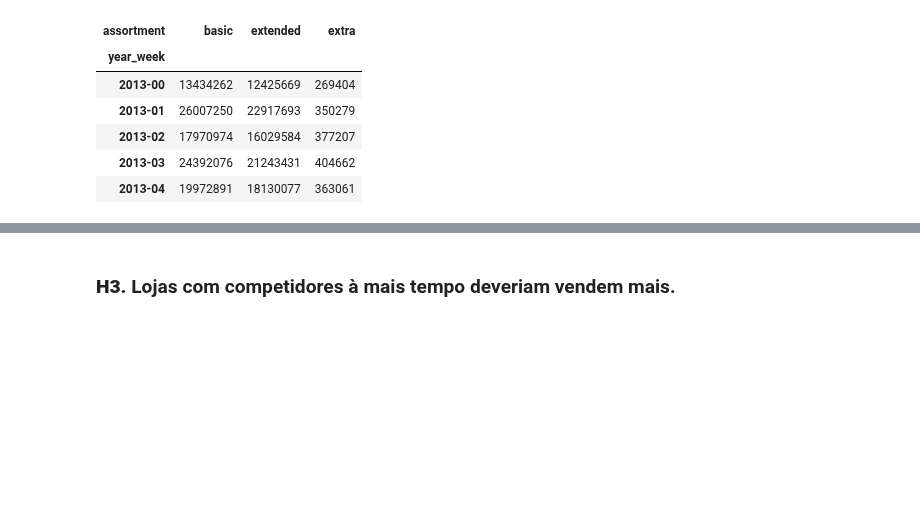
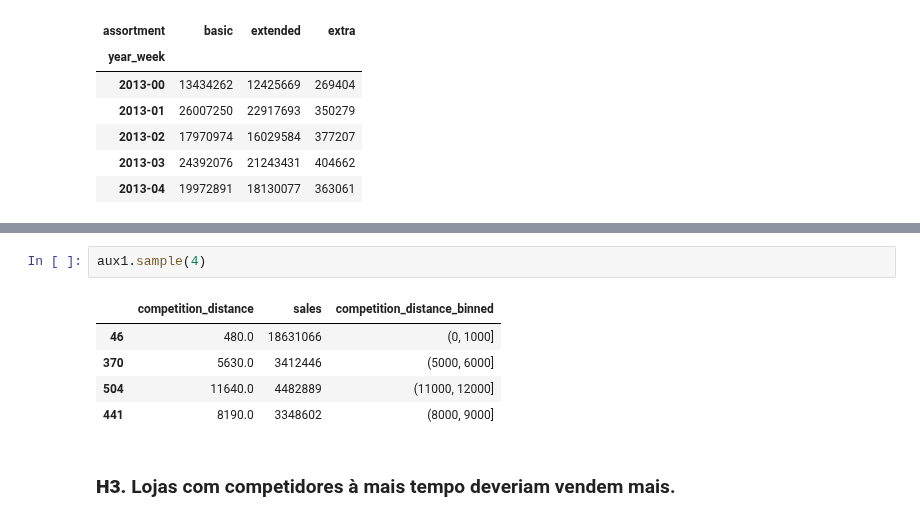
Before and after one commit to Edu-p/ds-project-model, a Jupyter notebook: notebooks/StoreSalesPrediction_md04_v01.ipynb, the cells around one changed output, grey strips where cells are left out. Drawn from its saved outputs; the diff is of its cells as text; blank space fills up the shorter version.

```diff
--- a/notebooks/StoreSalesPrediction_md04_v01.ipynb
+++ b/notebooks/StoreSalesPrediction_md04_v01.ipynb
@@ -628,3 +635,11 @@ sns.barplot( x='competition_distance', y='sales', data=aux1 );#muito granular, t
+# %%
+aux1.sample(4)
+# %% [output]
+|  | competition_distance | sales | competition_distance_binned |
+| 46 | 480.0 | 18631066 | (0, 1000] |
+| 370 | 5630.0 | 3412446 | (5000, 6000] |
+| 504 | 11640.0 | 4482889 | (11000, 12000] |
+| 441 | 8190.0 | 3348602 | (8000, 9000] |
 # %% [markdown]
 ### **H3.** Lojas com competidores à mais tempo deveriam vendem mais.
 # %% [markdown]
```
Also changed, not shown: parts of 2 cells of this notebook.
